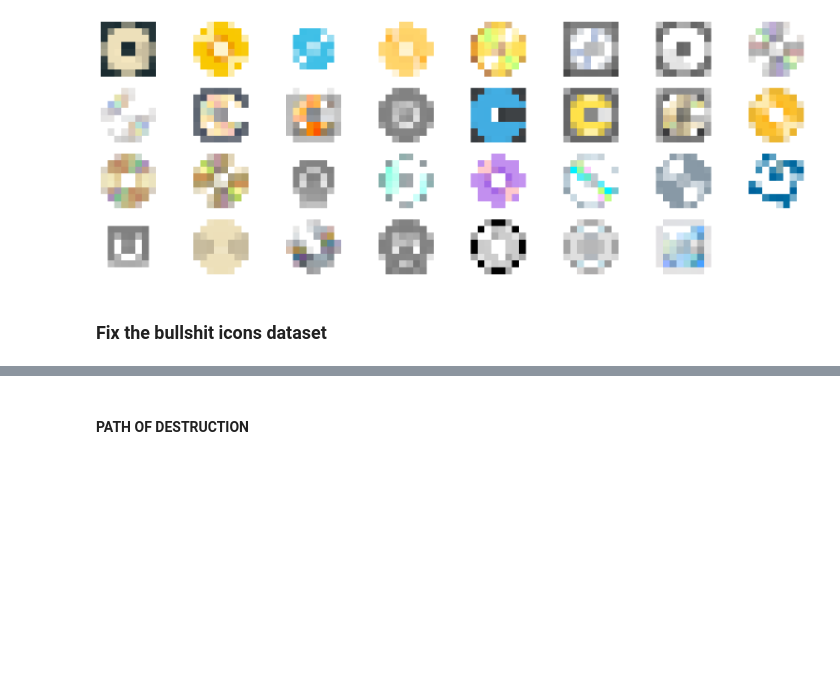
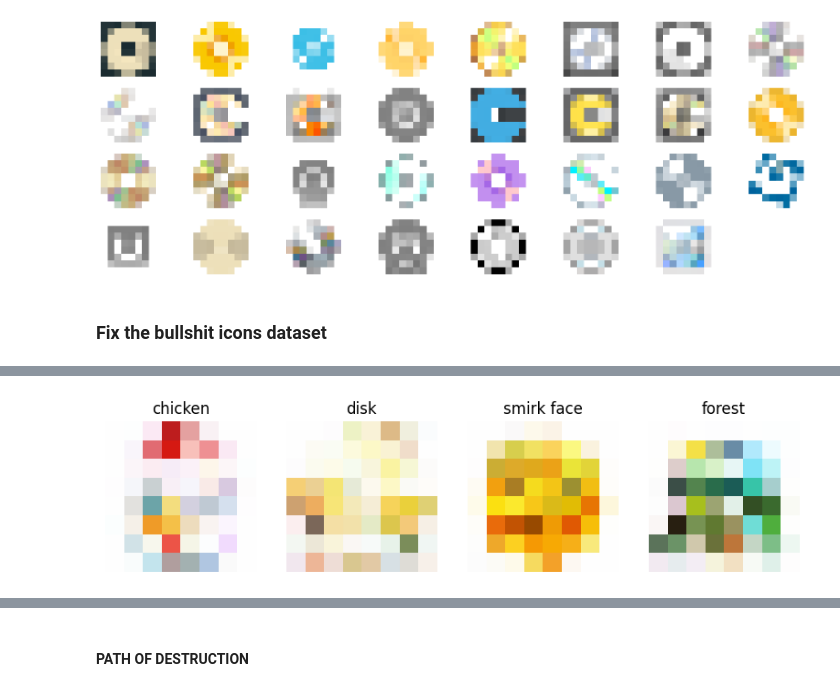
Before and after one commit to MasterMilkX/BMO_chatbot_prototype, a Jupyter notebook: Experimental_Notebooks/sprite_autoencoder.ipynb, the cells around one changed output, grey strips where cells are left out. Saved outputs shown, nothing was run; the diff lists cells and outputs as text; code cells hidden in the pictures; blank space fills up the shorter version.

```diff
--- a/Experimental_Notebooks/sprite_autoencoder.ipynb
+++ b/Experimental_Notebooks/sprite_autoencoder.ipynb
@@ -1142,0 +1169,12 @@ plt.plot(acc_uic.history['accuracy'])
+# %%
+fave_emojis = ["chicken", "disk", "smirk face", "forest"]
+RGB_OUT = []
+for desc in fave_emojis:
+    img = uicons_tdm.txt2img(desc,False)
+    #un-normalize the image
+    img = (img*255).astype(np.uint8)
+    RGB_OUT.append(img)
+
+showMultiSprRGB(RGB_OUT,textArr=fave_emojis)
+# %% [output]
+[figure, added]
```
Also changed, not shown: parts of 13 cells of this notebook.
